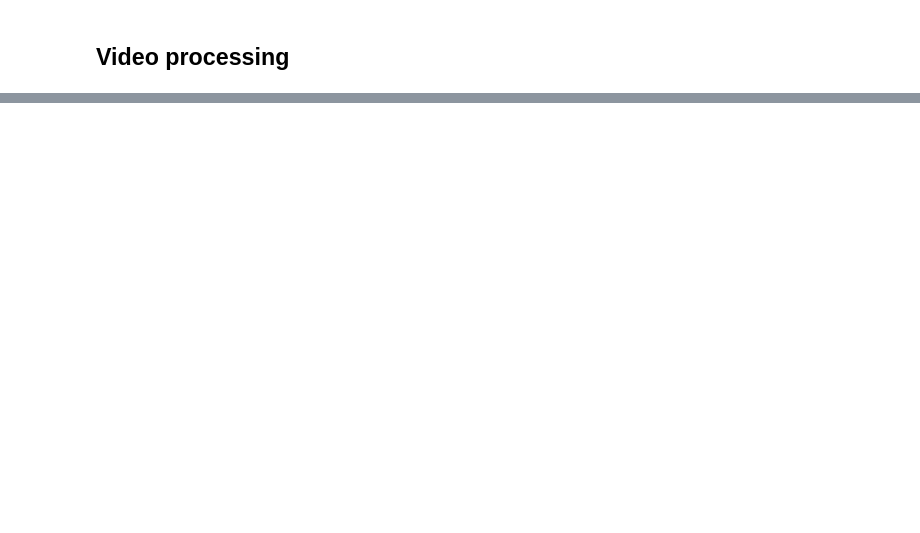
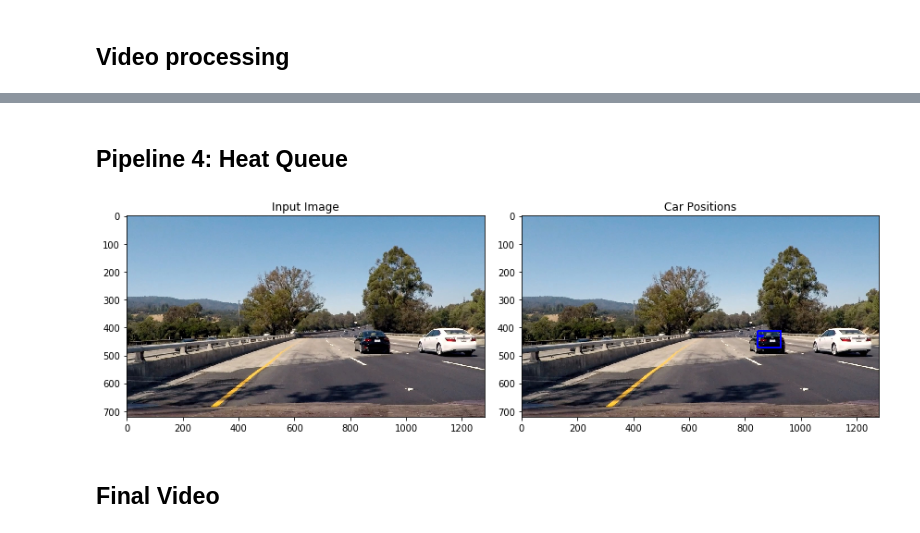
Before and after one commit to fkeidel/CarND-Vehicle-Detection, a Jupyter notebook: Vehicle_Detection_and_Tracking.ipynb, the cells around one changed output, grey strips where cells are left out. Cells and saved outputs as stored; diff of their text form; code cells hidden in the pictures; blank space fills up the shorter version.

Commit message:
added missing files of last commit

```diff
--- a/Vehicle_Detection_and_Tracking.ipynb
+++ b/Vehicle_Detection_and_Tracking.ipynb
@@ -637,0 +930,56 @@ HTML("""
+# %% [markdown]
+## Pipeline 4: Heat Queue
+# %%
+from collections import deque
+heat_queue = deque(maxlen = 5)
+
+def pipeline4(image):
+
+    #boxes = find_cars(image, xstart, xstop, ystart, ystop, scale, svc, X_scaler, orient,
+    #                        pix_per_cell, cell_per_block, spatial_size, hist_bins, cells_per_step)
+
+    boxes = []
+    boxes += find_cars(image, xstart, xstop, 400, 500, 0.5, svc, X_scaler, orient,
+                           pix_per_cell, cell_per_block, spatial_size, hist_bins, cells_per_step)
+    boxes += find_cars(image, xstart, xstop, 400, 600, 1.0, svc, X_scaler, orient,
+                           pix_per_cell, cell_per_block, spatial_size, hist_bins, cells_per_step)
+    boxes += find_cars(image, xstart, xstop, 400, 720, 1.5, svc, X_scaler, orient,
+                           pix_per_cell, cell_per_block, spatial_size, hist_bins, cells_per_step)
+
+
+    heat = np.zeros_like (image[:, :, 0]).astype (np.float)
+    # Add heat to each box in box list
+    heat = add_heat (heat, boxes)
+    # collect heat over several frames (max 5)
+    heat_queue.append(heat)
+
+    # sum heat maps over the last frames
+    heat_sum = np.zeros_like (image[:, :, 0]).astype (np.float)
+    for heat in heat_queue:
+        heat_sum += heat
+
+    # Apply threshold to help remove false positives
+    heat_sum = apply_threshold (heat_sum, 15)
+
+    # Visualize the heatmap when displaying
+    heatmap = np.clip (heat_sum, 0, 255)
+
+    # Find final boxes from heatmap using label function
+    labels = label (heatmap)
+    draw_img = draw_labeled_bboxes (np.copy (image), labels)
+
+    return draw_img
+
+image = mpimg.imread ('test_images/test4.jpg')
+draw_img = pipeline4(image)
+
+fig = plt.figure (figsize=(12, 4))
+plt.subplot (121)
+plt.imshow (image)
+plt.title ('Input Image')
+plt.subplot (122)
+plt.imshow (draw_img)
+plt.title ('Car Positions')
+fig.tight_layout ()
+# %% [output]
+[figure, added]
@@ -637,0 +997,2 @@ HTML("""
+# %% [markdown]
+## Final Video
```
Also changed, not shown: parts of 22 cells of this notebook, 4 other files.
